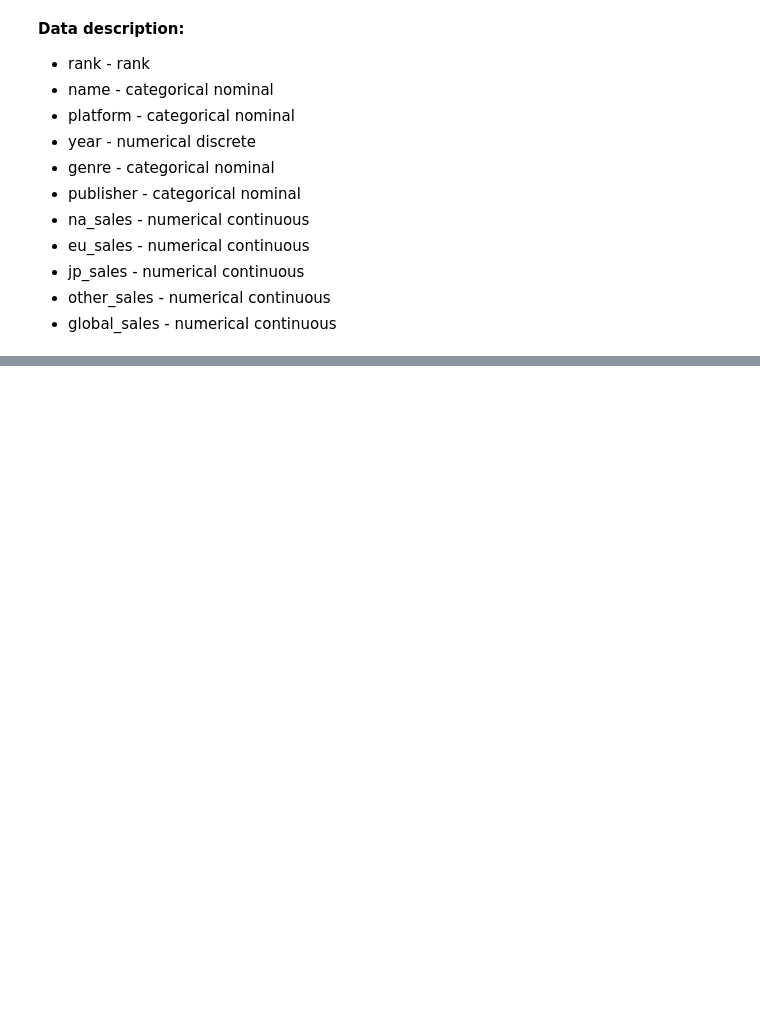
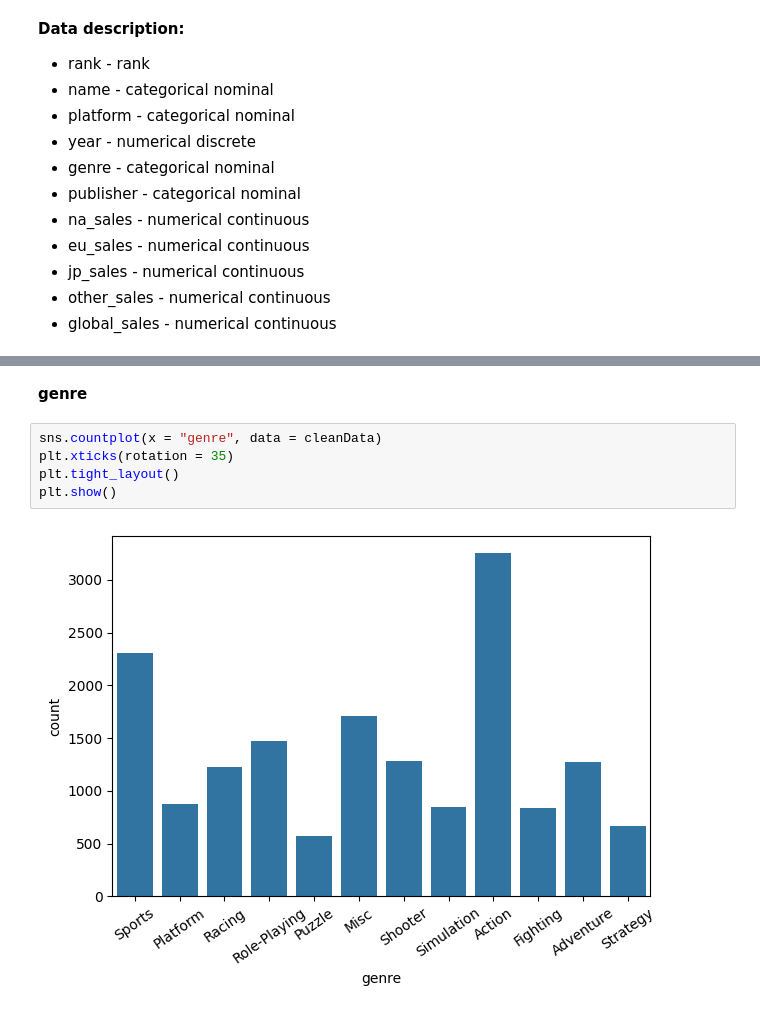
Before and after one commit to albertSkalinski/Data-Visualisation-and-Insight---CA-1, a Jupyter notebook: cleaningAndEDA.ipynb, the cells around one changed output, grey strips where cells are left out. Saved outputs shown, nothing was run; the diff lists cells and outputs as text; blank space fills up the shorter version.

```diff
--- a/cleaningAndEDA.ipynb
+++ b/cleaningAndEDA.ipynb
@@ -143,0 +165,9 @@ display(cleanData.head(10))
+# %% [markdown]
+**genre**
+# %%
+sns.countplot(x = "genre", data = cleanData)
+plt.xticks(rotation = 35)
+plt.tight_layout()
+plt.show()
+# %% [output]
+[figure, added]
```
Also changed, not shown: parts of 18 cells of this notebook.
